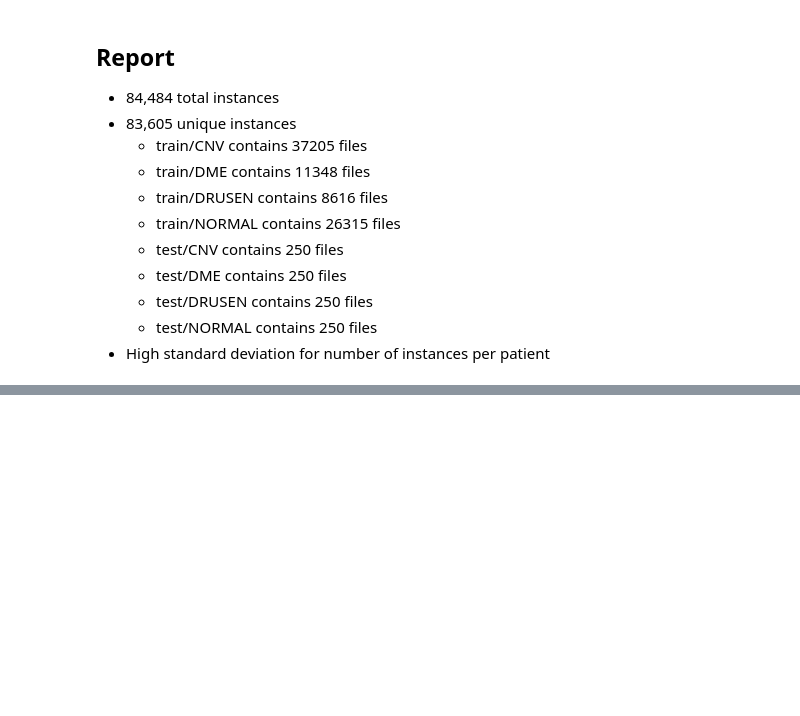
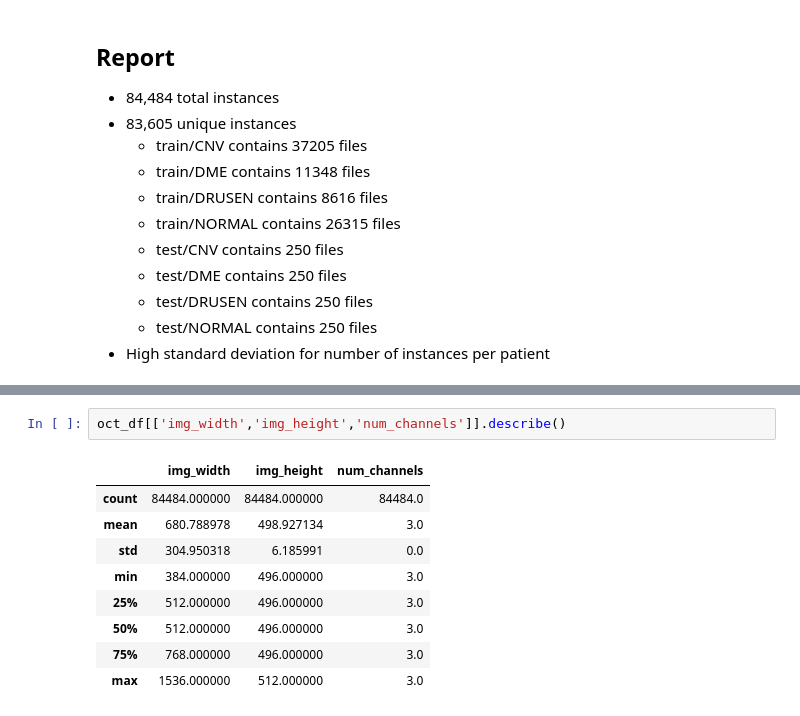
Before and after one commit to jenningst/oct-contrastive-loss-vs-transfer-learning, a Jupyter notebook: notebooks/data-ingestion.ipynb, the cells around one changed output, grey strips where cells are left out. Drawn from its saved outputs; the diff is of its cells as text; blank space fills up the shorter version.

```diff
--- a/notebooks/data-ingestion.ipynb
+++ b/notebooks/data-ingestion.ipynb
@@ -175,0 +244,12 @@ plt.show()
+# %%
+oct_df[['img_width','img_height','num_channels']].describe()
+# %% [output]
+|  | img_width | img_height | num_channels |
+| count | 84484.000000 | 84484.000000 | 84484.0 |
+| mean | 680.788978 | 498.927134 | 3.0 |
+| std | 304.950318 | 6.185991 | 0.0 |
+| min | 384.000000 | 496.000000 | 3.0 |
+| 25% | 512.000000 | 496.000000 | 3.0 |
+| 50% | 512.000000 | 496.000000 | 3.0 |
+| 75% | 768.000000 | 496.000000 | 3.0 |
+| max | 1536.000000 | 512.000000 | 3.0 |
```
Also changed, not shown: parts of 11 cells of this notebook.
